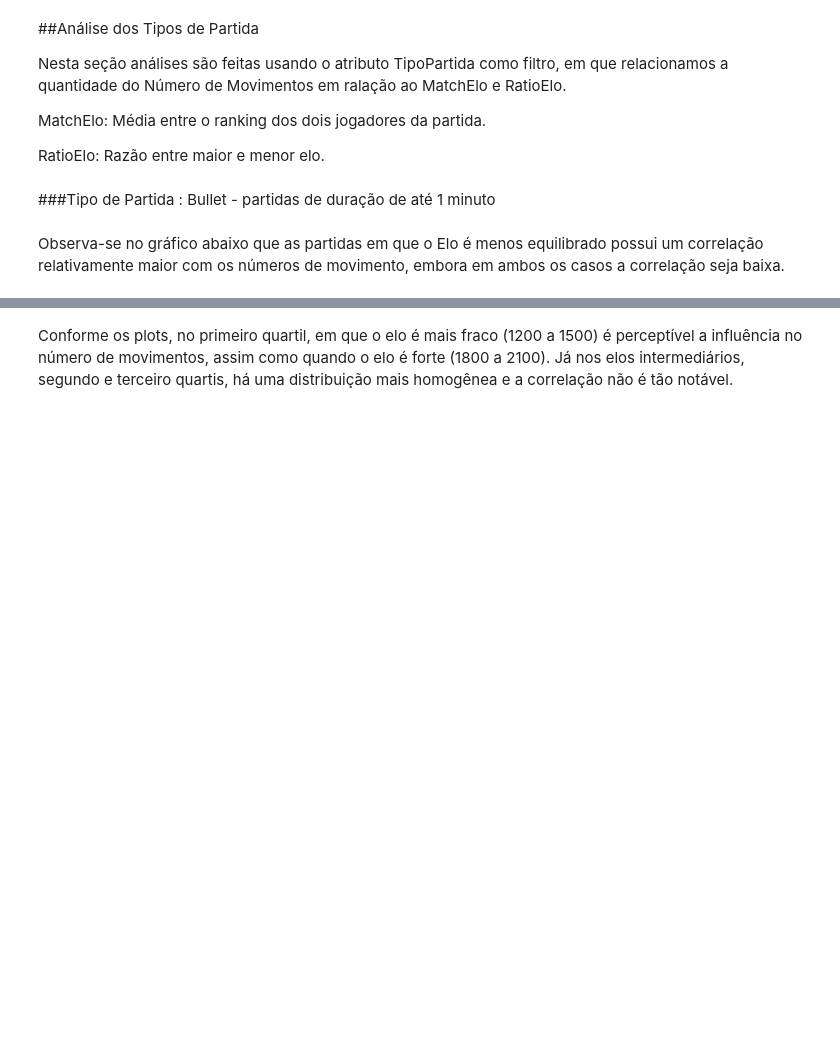
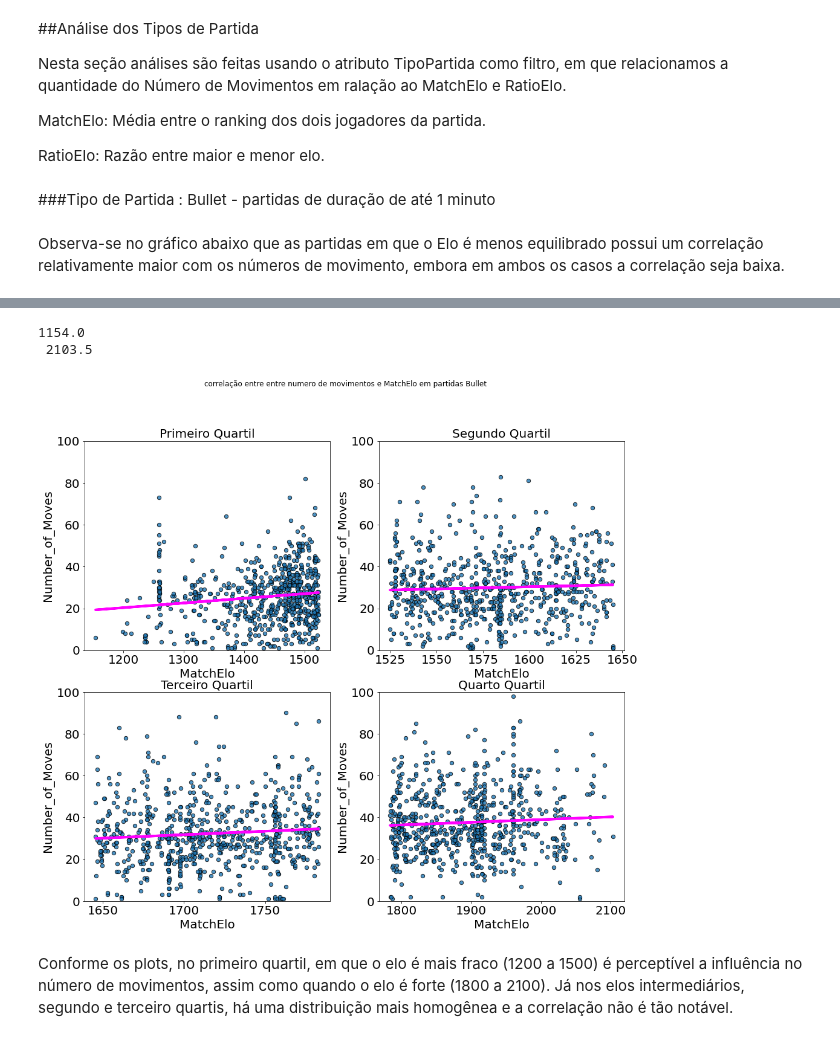
Before and after one commit to otavioml/Chess-Data-Analysis, a Jupyter notebook: Chess_Data_Analysis.ipynb, the cells around one changed output, grey strips where cells are left out. Saved outputs shown, nothing was run; the diff lists cells and outputs as text; code cells hidden in the pictures; blank space fills up the shorter version.

```diff
--- a/Chess_Data_Analysis.ipynb
+++ b/Chess_Data_Analysis.ipynb
@@ -418,6 +424,7 @@ def reglin (tipoPartida, variavel, sample = 10000, escala = False,):
 
   x_min = temp[variavel].min()
   x_max = temp[variavel].max()
+  print(x_min,'\n',x_max)
 
 
 
@@ -425,15 +432,23 @@ def reglin (tipoPartida, variavel, sample = 10000, escala = False,):
   fig.suptitle("correlação entre entre numero de movimentos e " + variavel + " em partidas " + tipoPartida )
   axes[0,0].set_title("Primeiro Quartil")
   axes[0,0].set_ylim(0.0,100.0)
+  if escala:
+    axes[0,0].set_xlim(x_min, x_max)
   plotGrafico(axes[0,0], q1, variavel, 'Number_of_Moves')
   axes[0,1].set_title("Segundo Quartil")
   axes[0,1].set_ylim(0.0,100.0)
+  if escala:
+    axes[0,1].set_xlim(x_min, x_max)
   plotGrafico(axes[0,1], q2, variavel, 'Number_of_Moves')
   axes[1,0].set_title("Terceiro Quartil")
   axes[1,0].set_ylim(0.0,100.0)
+  if escala:
+    axes[1,0].set_xlim(x_min, x_max)
   plotGrafico(axes[1,0], q3, variavel, 'Number_of_Moves')
   axes[1,1].set_title("Quarto Quartil")
   axes[1,1].set_ylim(0.0,100.0)
+  if escala:
+    axes[1,1].set_xlim(x_min, x_max)
   plotGrafico(axes[1,1], q4, variavel, 'Number_of_Moves')
 # %% [markdown]
 ##Análise dos Tipos de Partida
@@ -456,5 +474,9 @@ Considerando as partidas mais equilibradas, ou seja, com um RatioElo menor, o Co
 # %%
-reglin('Bullet', "MatchElo",escala = True)
+reglin('Bullet', "MatchElo")
+# %% [output]
+1154.0
+ 2103.5
+[figure, added]
 # %% [markdown]
 Conforme os plots, no primeiro quartil, em que o elo é mais fraco (1200 a 1500) é perceptível a influência no número de movimentos, assim como quando o elo é forte (1800 a 2100). Já nos elos intermediários, segundo e terceiro quartis, há uma distribuição mais homogênea e a correlação não é tão notável.
 # %%
```
Also changed, not shown: parts of 17 cells of this notebook.
